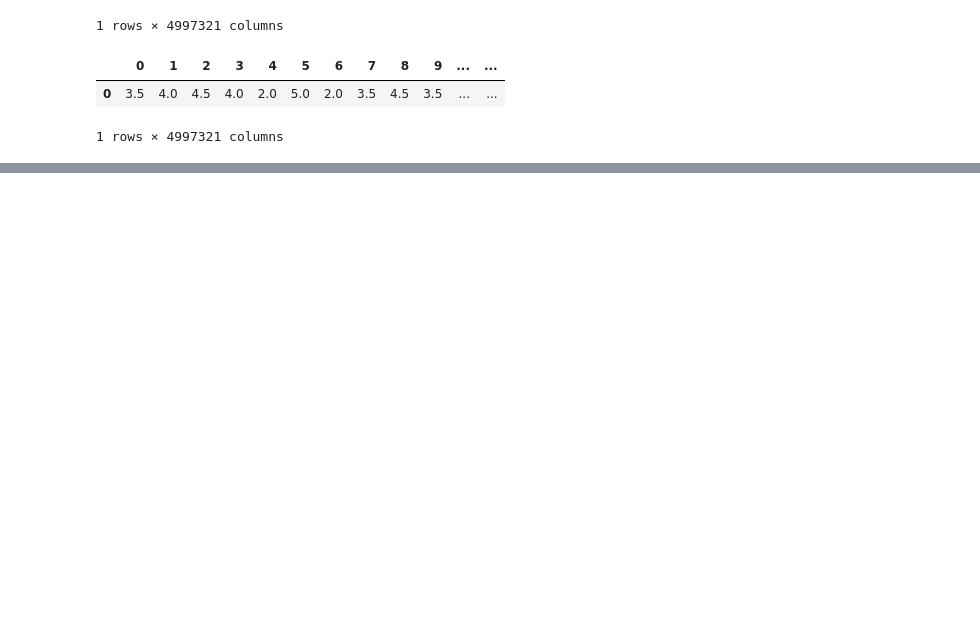
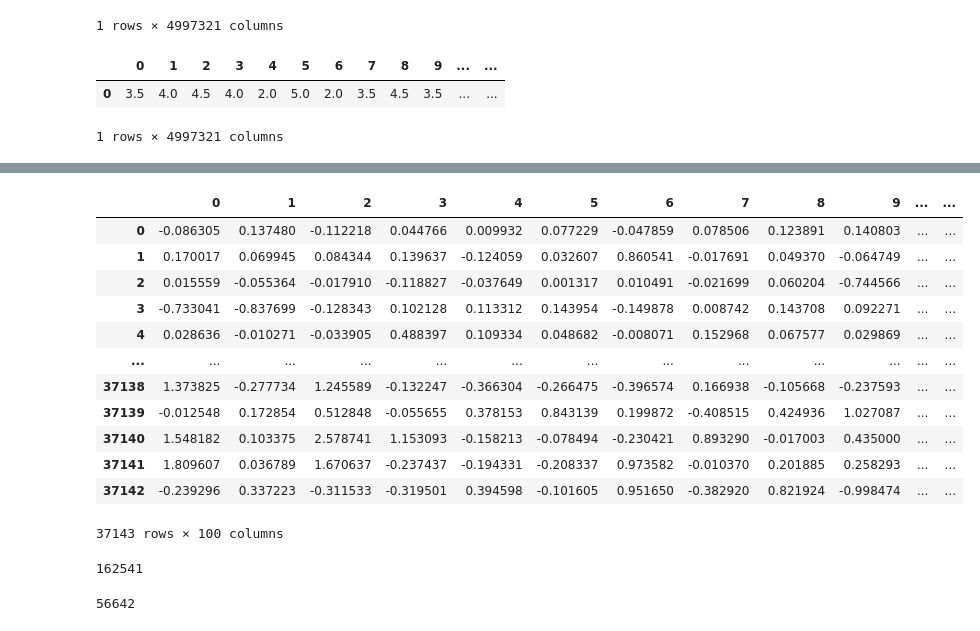
Before and after one commit to engineerjkk/Recommender-Systems, a Jupyter notebook: GNN recommender system.ipynb, the cells around one changed output, grey strips where cells are left out. Saved outputs shown, nothing was run; the diff lists cells and outputs as text; code cells hidden in the pictures; blank space fills up the shorter version.

```diff
--- a/GNN recommender system.ipynb
+++ b/GNN recommender system.ipynb
@@ -220,0 +293,30 @@ df_ratings.T
+# %%
+df_V=V.detach().numpy()
+df_V=pd.DataFrame(df_V)
+df_V=df_V.drop_duplicates(keep='last')
+df_V=df_V.reset_index(drop=True)
+df_Movie=df_V
+# %%
+df_Movie
+# %% [output]
+|  | 0 | 1 | 2 | 3 | 4 | 5 | 6 | 7 | 8 | 9 | ... | ... |
+| 0 | -0.086305 | 0.137480 | -0.112218 | 0.044766 | 0.009932 | 0.077229 | -0.047859 | 0.078506 | 0.123891 | 0.140803 | ... | ... |
+| 1 | 0.170017 | 0.069945 | 0.084344 | 0.139637 | -0.124059 | 0.032607 | 0.860541 | -0.017691 | 0.049370 | -0.064749 | ... | ... |
+| 2 | 0.015559 | -0.055364 | -0.017910 | -0.118827 | -0.037649 | 0.001317 | 0.010491 | -0.021699 | 0.060204 | -0.744566 | ... | ... |
+| 3 | -0.733041 | -0.837699 | -0.128343 | 0.102128 | 0.113312 | 0.143954 | -0.149878 | 0.008742 | 0.143708 | 0.092271 | ... | ... |
+| 4 | 0.028636 | -0.010271 | -0.033905 | 0.488397 | 0.109334 | 0.048682 | -0.008071 | 0.152968 | 0.067577 | 0.029869 | ... | ... |
+| ... | ... | ... | ... | ... | ... | ... | ... | ... | ... | ... | ... | ... |
+| 37138 | 1.373825 | -0.277734 | 1.245589 | -0.132247 | -0.366304 | -0.266475 | -0.396574 | 0.166938 | -0.105668 | -0.237593 | ... | ... |
+| 37139 | -0.012548 | 0.172854 | 0.512848 | -0.055655 | 0.378153 | 0.843139 | 0.199872 | -0.408515 | 0.424936 | 1.027087 | ... | ... |
+| 37140 | 1.548182 | 0.103375 | 2.578741 | 1.153093 | -0.158213 | -0.078494 | -0.230421 | 0.893290 | -0.017003 | 0.435000 | ... | ... |
+| 37141 | 1.809607 | 0.036789 | 1.670637 | -0.237437 | -0.194331 | -0.208337 | 0.973582 | -0.010370 | 0.201885 | 0.258293 | ... | ... |
+| 37142 | -0.239296 | 0.337223 | -0.311533 | -0.319501 | 0.394598 | -0.101605 | 0.951650 | -0.382920 | 0.821924 | -0.998474 | ... | ... |
+37143 rows × 100 columns
+# %%
+num_users
+# %% [output]
+162541
+# %%
+num_items
+# %% [output]
+56642
```
Also changed, not shown: parts of 11 cells of this notebook.
